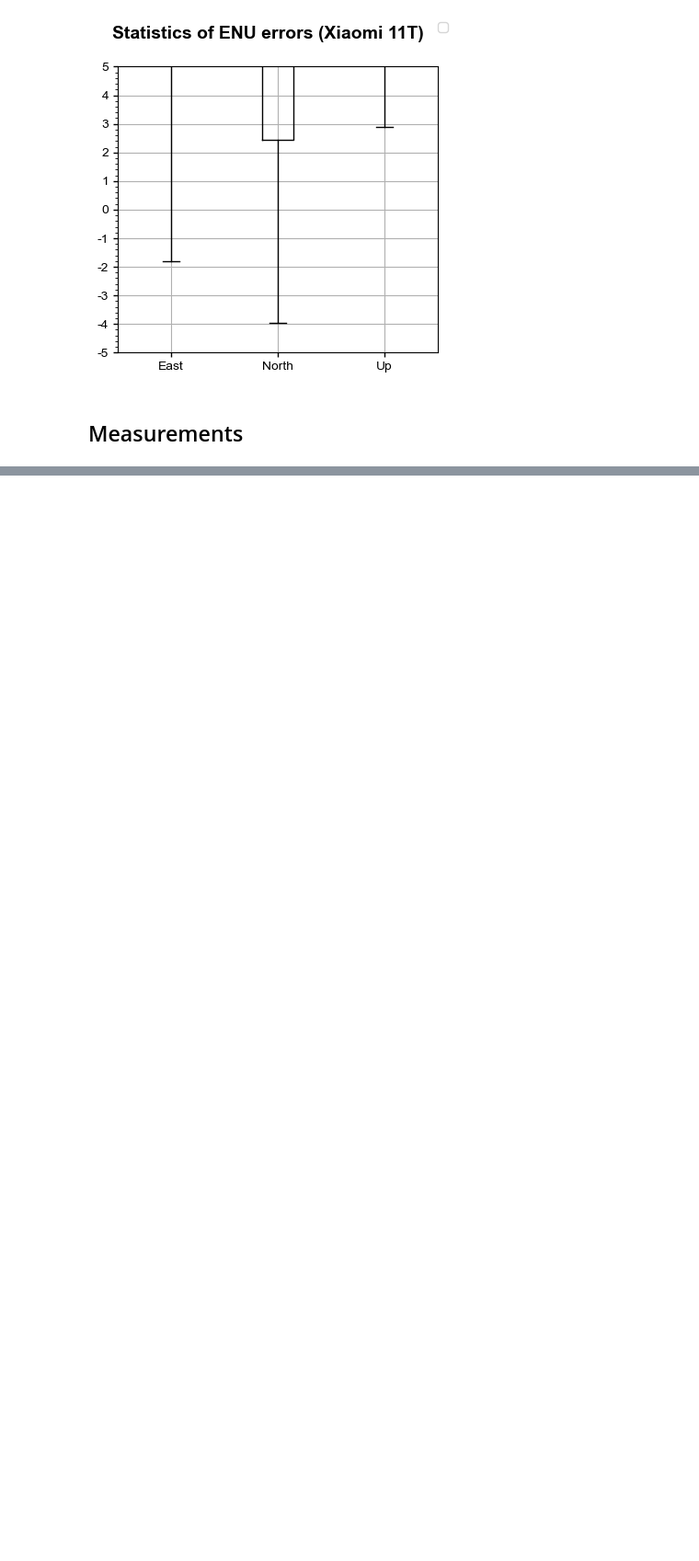
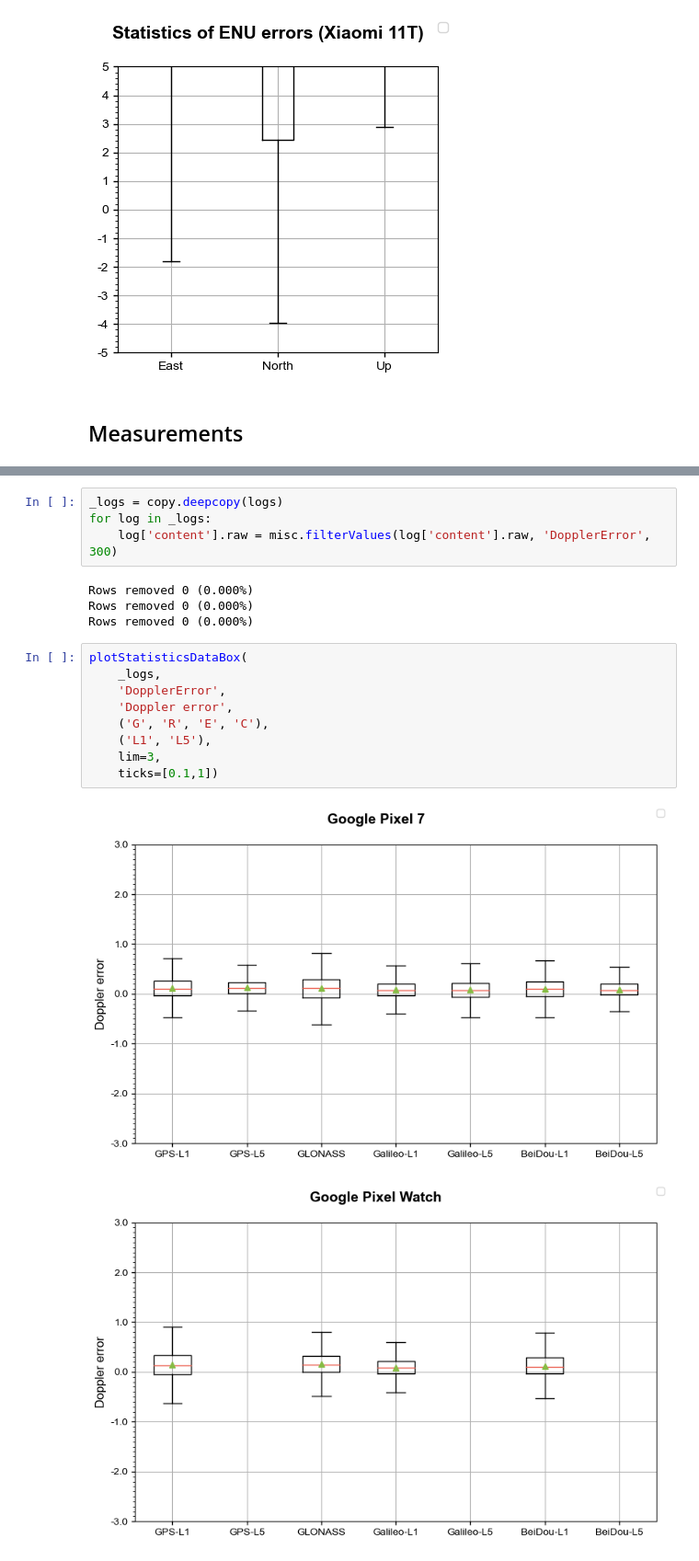
Before and after one commit to agrenier-gnss/MimirAnalyzer, a Jupyter notebook: jupyter/2_campus.ipynb, the cells around one changed output, grey strips where cells are left out. Shown at 92% size. Drawn from its saved outputs; the diff is of its cells as text; blank space fills up the shorter version.

```diff
--- a/jupyter/2_campus.ipynb
+++ b/jupyter/2_campus.ipynb
@@ -101,0 +124,20 @@ plotStatisticsDataBox(logs,
+# %%
+_logs = copy.deepcopy(logs)
+for log in _logs:
+    log['content'].raw = misc.filterValues(log['content'].raw, 'DopplerError', 300)
+# %% [output]
+Rows removed 0 (0.000%)
+Rows removed 0 (0.000%)
+Rows removed 0 (0.000%)
+# %%
+plotStatisticsDataBox(
+    _logs,
+    'DopplerError',
+    'Doppler error',
+    ('G', 'R', 'E', 'C'),
+    ('L1', 'L5'),
+    lim=3,
+    ticks=[0.1,1])
+# %% [output]
+[figure, added]
+[figure, added]
```
Also changed, not shown: parts of 20 cells of this notebook, 4 other files.
